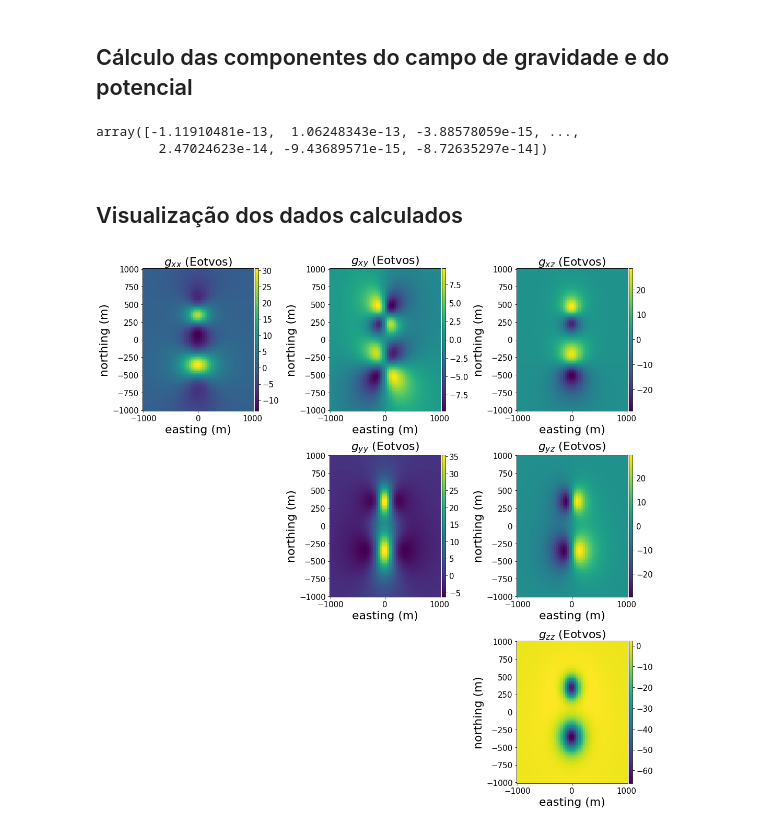
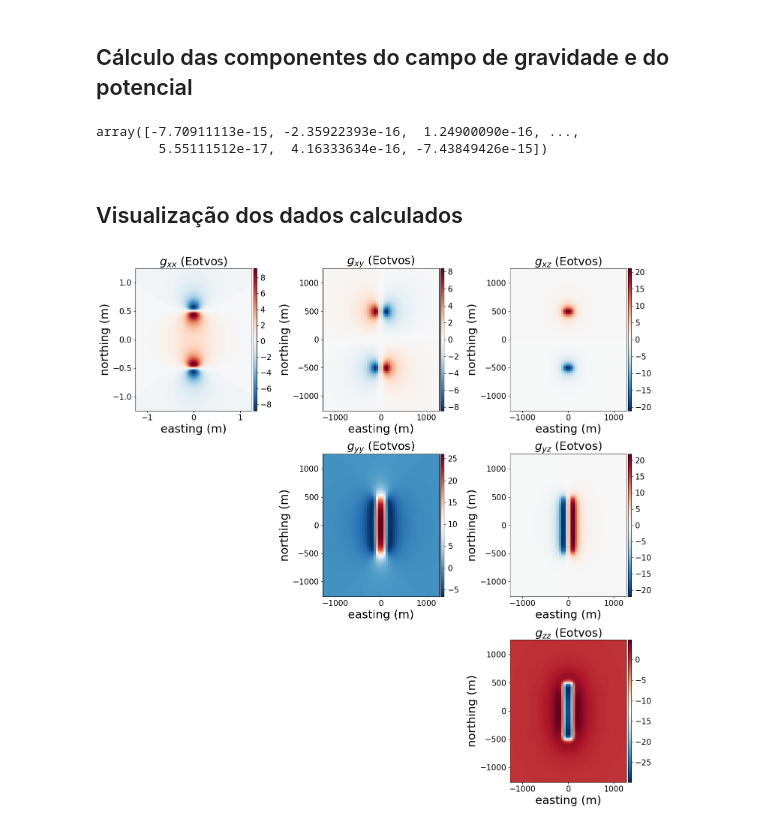
Before and after one commit to andrelreis/metodos-potenciais, a Jupyter notebook: Content/code/3. Grav_Mag_modeling/3.6. Prism_gravity_gradient/1. 3D_gradiente_gravidade.ipynb, the cells around one changed output. Saved outputs shown, nothing was run; the diff lists cells and outputs as text; code cells hidden in the pictures.

```diff
--- a/Content/code/3. Grav_Mag_modeling/3.6. Prism_gravity_gradient/1. 3D_gradiente_gravidade.ipynb
+++ b/Content/code/3. Grav_Mag_modeling/3.6. Prism_gravity_gradient/1. 3D_gradiente_gravidade.ipynb
@@ -16,23 +16,22 @@ import prism_grav
 # %%
 Nx = 100
 Ny = 50
-area = [-1000.,1000.,-1000.,1000.]
+area = [-1250.,1250.,-1250.,1250.]
 shape = (Nx,Ny)
 # %%
 x = np.linspace(area[0],area[1],num=Nx)
 y = np.linspace(area[2],area[3],num=Ny)
 yc,xc = np.meshgrid(y,x)
 # %%
-voo = -100.
+voo = 0.
 zc = voo*np.ones_like(xc)
 # %%
 coordenadas = np.array([yc.ravel(),xc.ravel(),zc.ravel()])
 # %% [markdown]
 ## Gerando os parâmetros do prisma
 # %%
-rho = np.array([3000.,2300])
-modelo = np.array([[-50,50,-450,-250,100,350],
-                   [-50,50,250,450,50,150]])
+rho = np.array([200.])
+modelo = np.array([[-100.,100.,-500.,500.,50.,150.]])
 # %% [markdown]
 ## Cálculo das componentes do campo de gravidade e do potencial
 # %%
@@ -52,8 +51,8 @@ laplacian = gxx + gyy + gzz
 # %%
 laplacian
 # %% [output]
-array([-1.11910481e-13,  1.06248343e-13, -3.88578059e-15, ...,
-        2.47024623e-14, -9.43689571e-15, -8.72635297e-14])
+array([-7.70911113e-15, -2.35922393e-16,  1.24900090e-16, ...,
+        5.55111512e-17,  4.16333634e-16, -7.43849426e-15])
 # %% [markdown]
 ## Visualização dos dados calculados
 # %%
@@ -66,7 +65,7 @@ plt.subplot(3,3,1)
 plt.xlabel('easting (m)', fontsize = title_font)
 plt.ylabel('northing (m)', fontsize = title_font)
 plt.title('$g_{xx}$ (Eotvos)', fontsize=title_font)
-plt.pcolor(yc,xc,gxx.reshape(shape),shading='auto',cmap='viridis')
+plt.contourf(1e-3*yc,1e-3*xc,gxx.reshape(shape),100,cmap='RdBu_r')
 plt.tick_params(axis='both', which='major', labelsize=bottom_font)
 cb = plt.colorbar(pad=0.01, aspect=40, shrink=1.0)
 cb.ax.tick_params(labelsize=bottom_font)
@@ -75,7 +74,7 @@ plt.subplot(3,3,2)
 plt.xlabel('easting (m)', fontsize = title_font)
 plt.ylabel('northing (m)', fontsize = title_font)
 plt.title('$g_{xy}$ (Eotvos)', fontsize=title_font)
-plt.pcolor(yc,xc,gxy.reshape(shape),shading='auto',cmap='viridis')
+plt.pcolor(yc,xc,gxy.reshape(shape),shading='auto',cmap='RdBu_r')
 plt.tick_params(axis='both', which='major', labelsize=bottom_font)
 cb = plt.colorbar(pad=0.01, aspect=40, shrink=1.0)
 cb.ax.tick_params(labelsize=bottom_font)
@@ -84,7 +83,7 @@ plt.subplot(3,3,3)
 plt.xlabel('easting (m)', fontsize = title_font)
 plt.ylabel('northing (m)', fontsize = title_font)
 plt.title('$g_{xz}$ (Eotvos)', fontsize=title_font)
-plt.pcolor(yc,xc,gxz.reshape(shape),shading='auto',cmap='viridis')
+plt.pcolor(yc,xc,gxz.reshape(shape),shading='auto',cmap='RdBu_r')
 plt.tick_params(axis='both', which='major', labelsize=bottom_font)
 cb = plt.colorbar(pad=0.01, aspect=40, shrink=1.0)
 cb.ax.tick_params(labelsize=bottom_font)
@@ -92,34 +91,34 @@ cb.ax.tick_params(labelsize=bottom_font)
 plt.subplot(3,3,5)
 plt.xlabel('easting (m)', fontsize = title_font)
 plt.ylabel('northing (m)', fontsize = title_font)
 plt.title('$g_{yy}$ (Eotvos)', fontsize=title_font)
-plt.pcolor(yc,xc,gyy.reshape(shape),shading='auto',cmap='viridis')
+plt.pcolor(yc,xc,gyy.reshape(shape),shading='auto',cmap='RdBu_r')
 plt.tick_params(axis='both', which='major', labelsize=bottom_font)
 cb = plt.colorbar(pad=0.01, aspect=40, shrink=1.0)
 cb.ax.tick_params(labelsize=bottom_font)
 
 plt.subplot(3,3,6)
 plt.xlabel('easting (m)', fontsize = title_font)
 plt.ylabel('northing (m)', fontsize = title_font)
 plt.title('$g_{yz}$ (Eotvos)', fontsize=title_font)
-plt.pcolor(yc,xc,gyz.reshape(shape),shading='auto',cmap='viridis')
+plt.pcolor(yc,xc,gyz.reshape(shape),shading='auto',cmap='RdBu_r')
 plt.tick_params(axis='both', which='major', labelsize=bottom_font)
 cb = plt.colorbar(pad=0.01, aspect=40, shrink=1.0)
 cb.ax.tick_params(labelsize=bottom_font)
 
 plt.subplot(3,3,9)
 plt.xlabel('easting (m)', fontsize = title_font)
 plt.ylabel('northing (m)', fontsize = title_font)
 plt.title('$g_{zz}$ (Eotvos)', fontsize=title_font)
-plt.pcolor(yc,xc,gzz.reshape(shape),shading='auto',cmap='viridis')
+plt.pcolor(yc,xc,gzz.reshape(shape),shading='auto',cmap='RdBu_r')
 plt.tick_params(axis='both', which='major', labelsize=bottom_font)
 cb = plt.colorbar(pad=0.01, aspect=40, shrink=1.0)
 cb.ax.tick_params(labelsize=bottom_font)
 
 file_name = 'images/forward_modeling_grav_gradient_prism'
 plt.savefig(file_name+'.png',dpi=300)
 
 
 plt.show()
 # %% [output]
-[figure, old version]
+[figure, new version]
```
Also changed, not shown: 8 other files.
